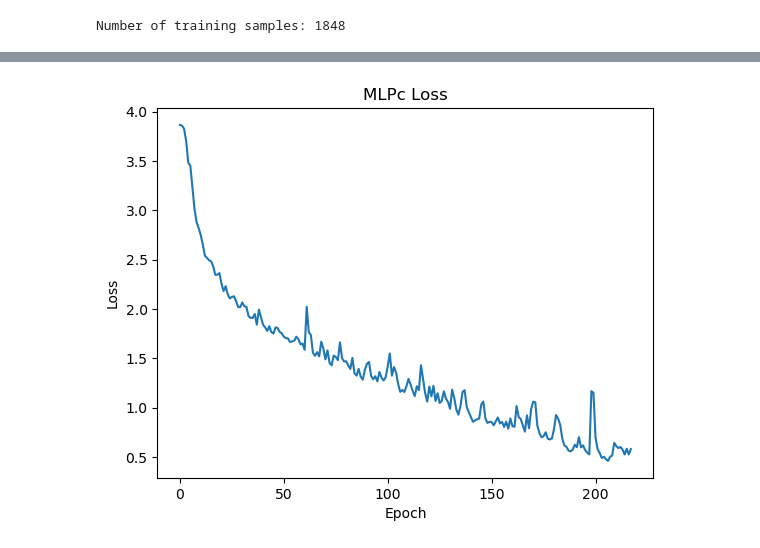
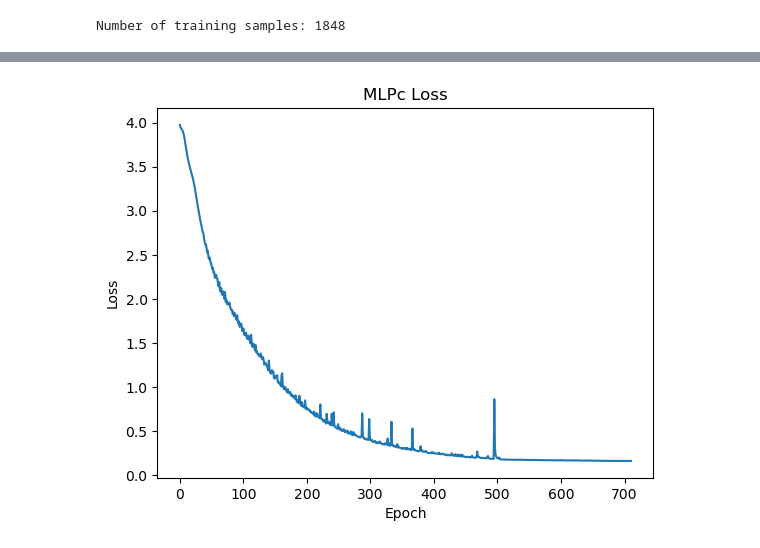
Before and after one commit to alejandradu/COS429_final_project, a Jupyter notebook: training_pipeline/train.ipynb, the cells around one changed output, grey strips where cells are left out. Cells and saved outputs as stored; diff of their text form; code cells hidden in the pictures.

Commit message:
confusion matrix + loss

```diff
--- a/training_pipeline/train.ipynb
+++ b/training_pipeline/train.ipynb
@@ -154,28 +158,22 @@ count    47.000000
 max      69.0
 Name: count, dtype: float64
 # %%
-# # train RF classifier (neural net has different script)
+# neural network outperforms random forest - trained separately in clusters
 
 from sklearn.metrics import classification_report
 
-# # train a random forest classifier
-# rf = RandomForestClassifier(random_state=seed, n_estimators=300, max_depth=200)
+# load the optimized nn
+with open('/Users/alejandraduran/Documents/Pton_courses/COS429/COS429_final_project/trained_classifiers/padded_nn_5.pkl', 'rb') as f:
+    classifier = pickle.load(f)
 
-# rf.fit(X_resampled, y_resampled)
+# load the corresponding test data
+with open(f'/Users/alejandraduran/Documents/Pton_courses/COS429/COS429_final_project/training_pipeline/new_landmark_datasets/landmark_test_heavy_256_pad_0.7_0.5_0.5.pkl', 'rb') as f:
+    X_test, y_test = pickle.load(f)
 
-# # save the model
-# with open(f'/Users/alejandraduran/Documents/Pton_courses/COS429/COS429_final_project/trained_classifiers/rf_pad_2.pkl', 'wb') as f:
-#     pickle.dump(rf, f)
+y_test_series = pd.Series(y_test)
+# count the number of samples in the test set
+y_test_counts = y_test_series.value_counts()
 
-# # load the corresponding test data
-# with open(f'landmark_datasets/landmark_test_DROP_256_0.7_0.5_0.5.pkl', 'rb') as f:
-#     X_test, y_test = pickle.load(f)
-
-# # load the trained classifier
-# with open('/Users/alejandraduran/Documents/Pton_courses/COS429/COS429_final_project/trained_classifiers/rf_pad.pkl', 'rb') as f:
-#     classifier = pickle.load(f)
-
-print(X_test[0])
 y_pred = classifier.predict(X_test)
 
 # Generate the classification report
@@ -193,4 +191,17 @@ precision=precision_score(y_test, y_pred, average='macro')
 recall=recall_score(y_test, y_pred, average='macro')
 
 print(f"F1 {f1}", f"Precision {precision}, Recall {recall}")
+
+# print confusion matrix for all classes
+from sklearn.metrics import confusion_matrix
+import seaborn as sns
+import matplotlib.pyplot as plt
+
+cm = confusion_matrix(y_test, y_pred)
+plt.figure(figsize=(10, 10))
+sns.heatmap(cm, annot=True, fmt='g', cmap='Blues', xticklabels=encoder.classes_, yticklabels=encoder.classes_)
+plt.xlabel('Predicted')
+plt.ylabel('Actual')
+plt.title('Confusion Matrix')
+plt.show()
 # %% [output]
@@ -214,18 +226,18 @@ F1 0.7659210172045874 Precision 0.77617051421231, Recall 0.7867045623904525
 # %%
 # visualize neural net
 
 # with open('/Users/alejandraduran/Documents/Pton_courses/COS429/COS429_final_project/trained_classifiers/neural_network_best_drop2.pkl', 'rb') as f:
 #     nn = pickle.load(f)
 
 # plot the loss
 import matplotlib.pyplot as plt
-plt.plot(nn.loss_curve_)
+plt.plot(classifier.loss_curve_)
 plt.xlabel('Epoch')
 plt.ylabel('Loss')
 plt.title('MLPc Loss')
 plt.show()
 # %% [output]
-[figure, old version]
+[figure, new version]
 # %%
 # Visualize correct and incorrect labeled images
 
```
Also changed, not shown: parts of 3 cells of this notebook, 1 other file.
